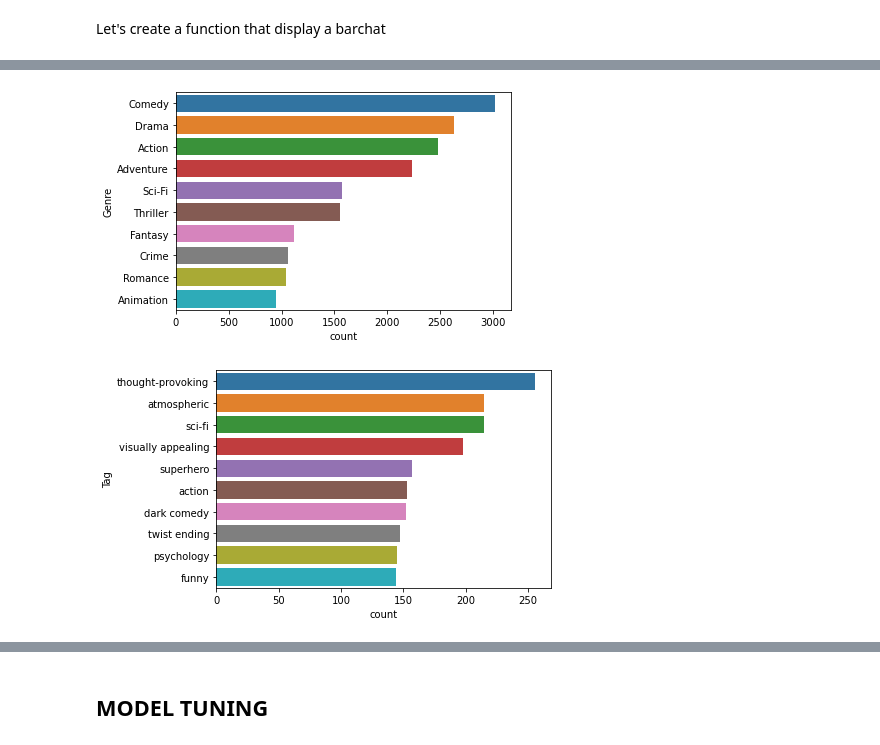
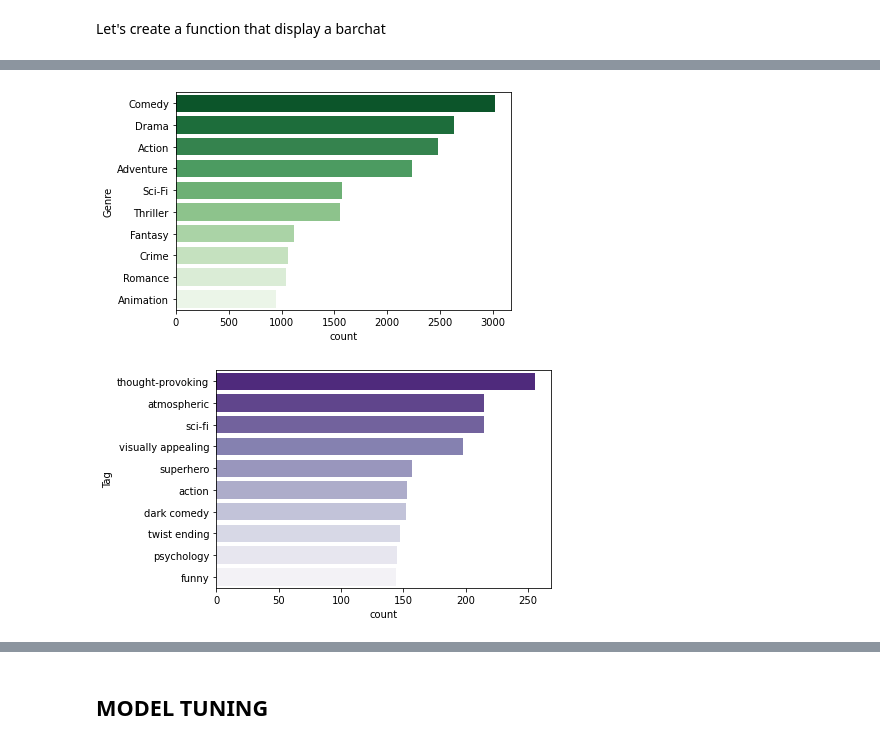
Before and after one commit to NavasFrancisco/MoviesRecommender, a Jupyter notebook: MoviesRecommender.ipynb, the cells around one changed output, grey strips where cells are left out. Saved outputs shown, nothing was run; the diff lists cells and outputs as text; code cells hidden in the pictures.

```diff
--- a/MoviesRecommender.ipynb
+++ b/MoviesRecommender.ipynb
@@ -676,8 +690,8 @@ Next, we take these outputs and we do barplots to show the rankings:
 # %% [markdown]
 Let's create a function that display a barchat
 # %%
-def plot_barchart(df, x, y):
-    ax =sns.barplot(x=x, y=y, data=df)
+def plot_barchart(df, x, y, color = None):
+    ax =sns.barplot(x=x, y=y, data=df, palette=color +"s_r")
 # %%
 def plot_wordcloud(df):
     df = df.set_index(df.columns[0])
@@ -701,13 +716,13 @@ plot_barchart(top_rating(df=df, top=10, days_past=365), 'rating_mean', 'title')
 # %%
 #Display the most popular category of movies
-plot_barchart(top_genre(df, 10, 365), 'count', 'Genre')
+plot_barchart(top_genre(df, 10, 365), 'count', 'Genre','Green')
 # %% [output]
-[figure, old version]
+[figure, new version]
 # %%
 #Display the most popular tags of movies
-plot_barchart(top_tags(df, 10, 365), 'count', 'Tag')
+plot_barchart(top_tags(df, 10, 365), 'count', 'Tag','Purple')
 # %% [output]
-[figure, old version]
+[figure, new version]
 # %%
 #Display the most popular tags of movies in a different way
 plot_wordcloud(top_tags(df, 100, 365))
```
Also changed, not shown: parts of 33 cells of this notebook.
